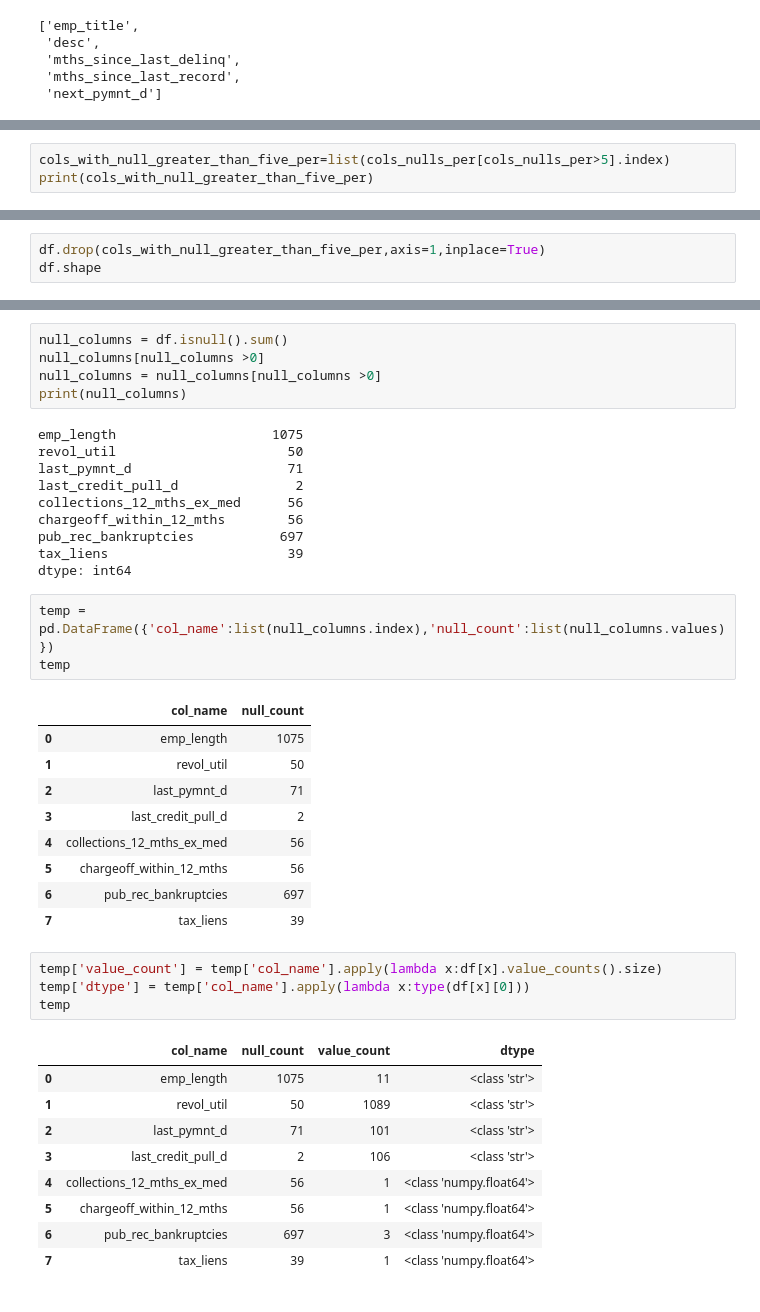
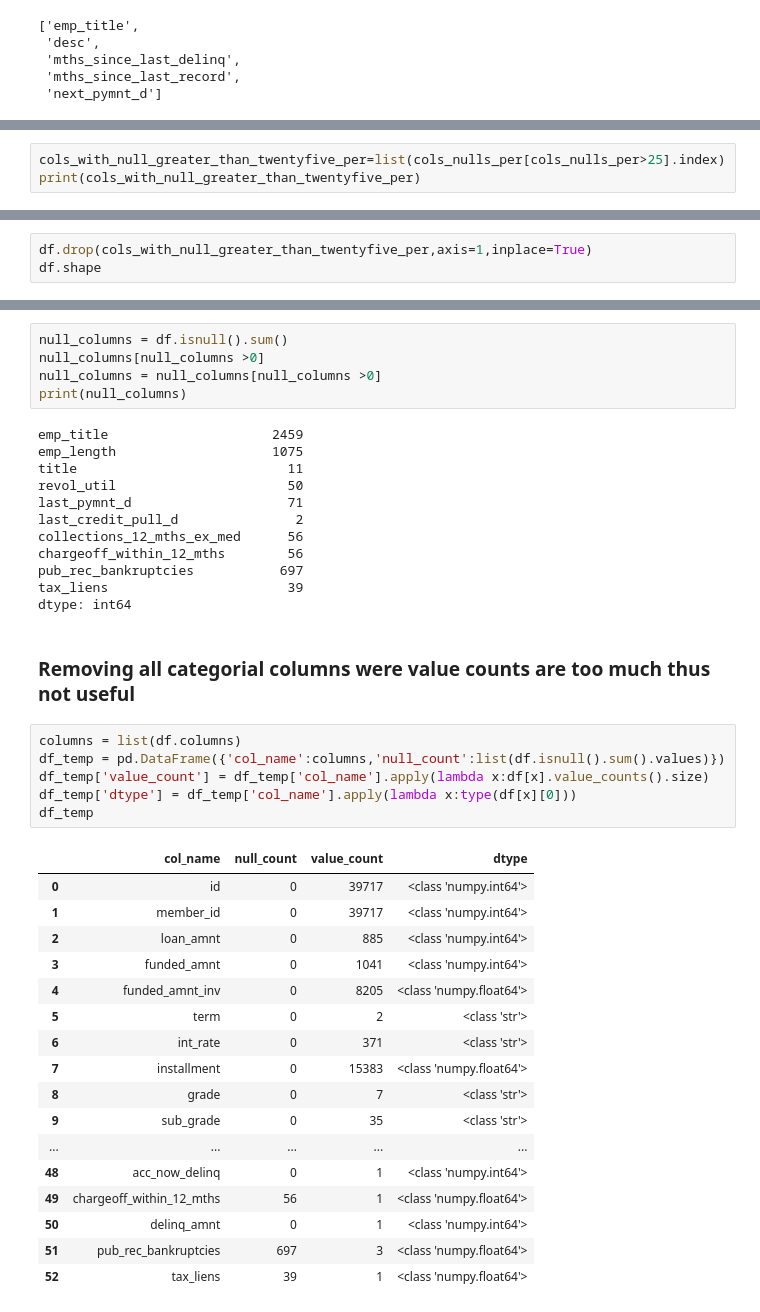
Before and after one commit to sdakshinkar/LendingClubCaseStudy, a Jupyter notebook: Swapnil_Dakshinkar.ipynb, the cells around one changed output, grey strips where cells are left out. Drawn from its saved outputs; the diff is of its cells as text.

Commit message:
now only 25 columns

```diff
--- a/Swapnil_Dakshinkar.ipynb
+++ b/Swapnil_Dakshinkar.ipynb
@@ -33,4 +39,4 @@ cols_to_drop
 # %%
-cols_with_null_greater_than_five_per=list(cols_nulls_per[cols_nulls_per>5].index)
-print(cols_with_null_greater_than_five_per)
+cols_with_null_greater_than_twentyfive_per=list(cols_nulls_per[cols_nulls_per>25].index)
+print(cols_with_null_greater_than_twentyfive_per)
 # %% [output]
@@ -44,4 +44,4 @@ print(df.emp_title.value_counts().size)
 # %%
-df.drop(cols_with_null_greater_than_five_per,axis=1,inplace=True)
+df.drop(cols_with_null_greater_than_twentyfive_per,axis=1,inplace=True)
 df.shape
 # %% [output]
@@ -72,7 +54,9 @@ null_columns[null_columns >0]
 null_columns = null_columns[null_columns >0]
 print(null_columns)
 # %% [output]
+emp_title                     2459
 emp_length                    1075
+title                           11
 revol_util                      50
 last_pymnt_d                    71
 last_credit_pull_d               2
@@ -81,30 +65,29 @@ chargeoff_within_12_mths        56
 pub_rec_bankruptcies           697
 tax_liens                       39
 dtype: int64
-# %%
-temp = pd.DataFrame({'col_name':list(null_columns.index),'null_count':list(null_columns.values)})
-temp
-# %% [output]
-|  | col_name | null_count |
-| 0 | emp_length | 1075 |
-| 1 | revol_util | 50 |
-| 2 | last_pymnt_d | 71 |
-| 3 | last_credit_pull_d | 2 |
-| 4 | collections_12_mths_ex_med | 56 |
-| 5 | chargeoff_within_12_mths | 56 |
-| 6 | pub_rec_bankruptcies | 697 |
-| 7 | tax_liens | 39 |
+# %% [markdown]
+### Removing all categorial columns were value counts are too much thus not useful
 # %%
-temp['value_count'] = temp['col_name'].apply(lambda x:df[x].value_counts().size)
-temp['dtype'] = temp['col_name'].apply(lambda x:type(df[x][0]))
-temp
+columns = list(df.columns)
+df_temp = pd.DataFrame({'col_name':columns,'null_count':list(df.isnull().sum().values)})
+df_temp['value_count'] = df_temp['col_name'].apply(lambda x:df[x].value_counts().size)
+df_temp['dtype'] = df_temp['col_name'].apply(lambda x:type(df[x][0]))
+df_temp
 # %% [output]
 |  | col_name | null_count | value_count | dtype |
-| 0 | emp_length | 1075 | 11 | <class 'str'> |
-| 1 | revol_util | 50 | 1089 | <class 'str'> |
-| 2 | last_pymnt_d | 71 | 101 | <class 'str'> |
-| 3 | last_credit_pull_d | 2 | 106 | <class 'str'> |
-| 4 | collections_12_mths_ex_med | 56 | 1 | <class 'numpy.float64'> |
-| 5 | chargeoff_within_12_mths | 56 | 1 | <class 'numpy.float64'> |
-| 6 | pub_rec_bankruptcies | 697 | 3 | <class 'numpy.float64'> |
-| 7 | tax_liens | 39 | 1 | <class 'numpy.float64'> |
+| 0 | id | 0 | 39717 | <class 'numpy.int64'> |
+| 1 | member_id | 0 | 39717 | <class 'numpy.int64'> |
+| 2 | loan_amnt | 0 | 885 | <class 'numpy.int64'> |
+| 3 | funded_amnt | 0 | 1041 | <class 'numpy.int64'> |
+| 4 | funded_amnt_inv | 0 | 8205 | <class 'numpy.float64'> |
+| 5 | term | 0 | 2 | <class 'str'> |
+| 6 | int_rate | 0 | 371 | <class 'str'> |
+| 7 | installment | 0 | 15383 | <class 'numpy.float64'> |
+| 8 | grade | 0 | 7 | <class 'str'> |
+| 9 | sub_grade | 0 | 35 | <class 'str'> |
+| ... | ... | ... | ... | ... |
+| 48 | acc_now_delinq | 0 | 1 | <class 'numpy.int64'> |
+| 49 | chargeoff_within_12_mths | 56 | 1 | <class 'numpy.float64'> |
+| 50 | delinq_amnt | 0 | 1 | <class 'numpy.int64'> |
+| 51 | pub_rec_bankruptcies | 697 | 3 | <class 'numpy.float64'> |
+| 52 | tax_liens | 39 | 1 | <class 'numpy.float64'> |
```
Also changed, not shown: parts of 25 cells of this notebook.
